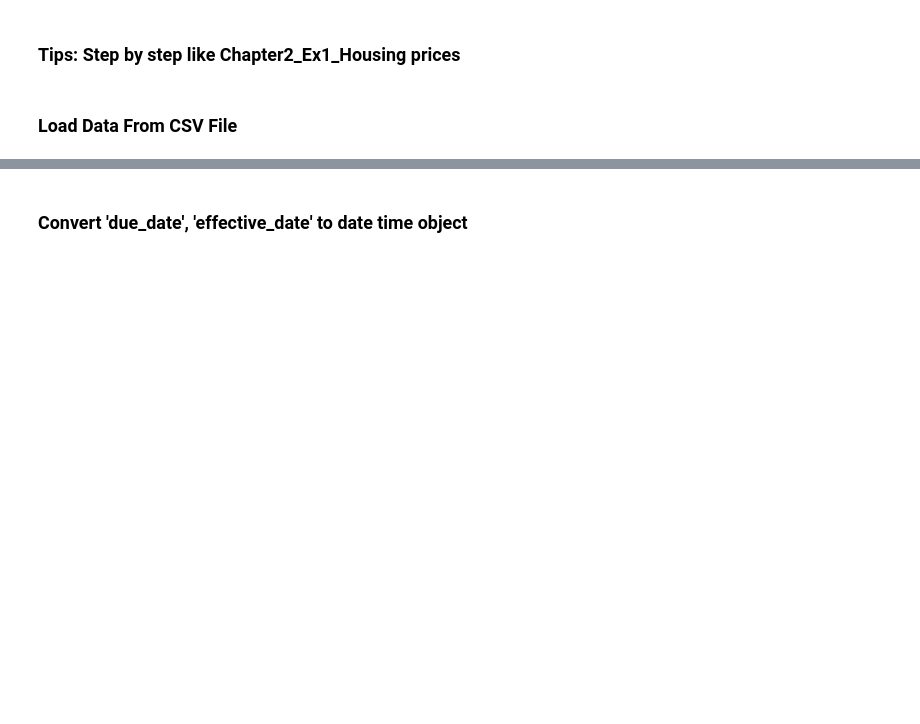
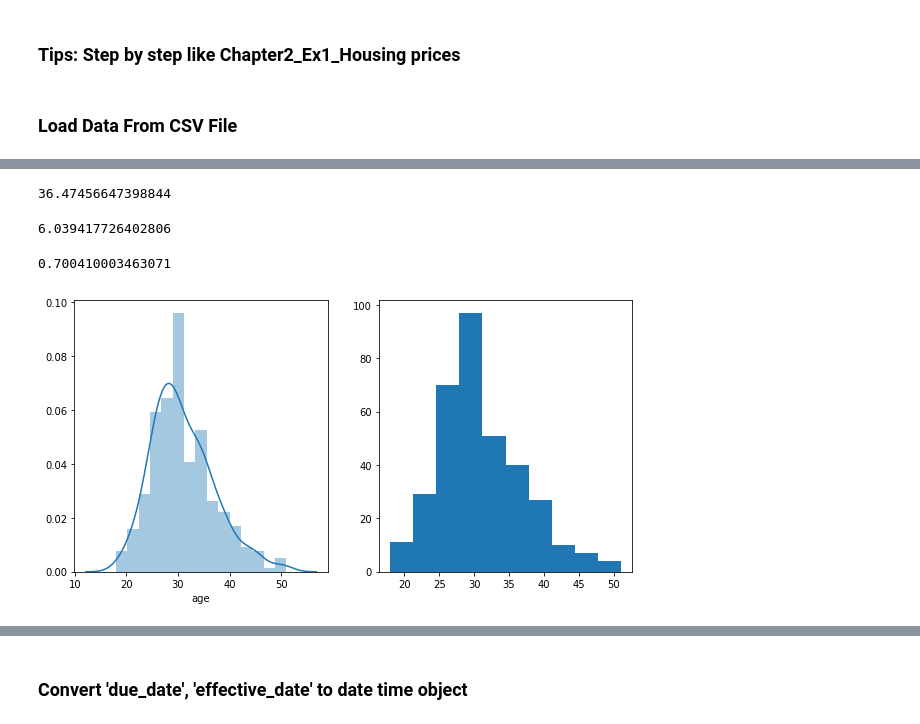
Before and after one commit to dieptran43/LeVanDiep_Pre_processing, a Jupyter notebook: FullName_Project_Loan.ipynb, the cells around one changed output, grey strips where cells are left out. Saved outputs shown, nothing was run; the diff lists cells and outputs as text; code cells hidden in the pictures; blank space fills up the shorter version.

Commit message:
Update first project loan

```diff
--- a/FullName_Project_Loan.ipynb
+++ b/FullName_Project_Loan.ipynb
@@ -59,3 +60,5 @@ This dataset is about past loans. The __Loan_train.csv__ data set includes detai
 # %%
 # Read CSV file: loan_train.csv
 # code here
+df_train = pd.read_csv("loan_train.csv")
+df_train.shape
@@ -67,0 +169,3 @@ This dataset is about past loans. The __Loan_train.csv__ data set includes detai
+# %%
+df_train = df_train.drop(columns =["Unnamed: 0", "Unnamed: 0.1"], axis=1)
+df_train.columns
@@ -67,0 +277,15 @@ This dataset is about past loans. The __Loan_train.csv__ data set includes detai
+# %%
+Age_var = df_train.age.var()
+Age_var
+# %% [output]
+36.47456647398844
+# %%
+Age_std = df_train.age.std()
+Age_std
+# %% [output]
+6.039417726402806
+# %%
+Age_skew = df_train.age.skew()
+Age_skew
+# %% [output]
+0.700410003463071
@@ -67,0 +296,10 @@ This dataset is about past loans. The __Loan_train.csv__ data set includes detai
+# %%
+# visualization # histogram
+plt.figure(figsize=(10,5))
+plt.subplot(1,2,1)
+sns.distplot(df_train.age)
+plt.subplot(1,2,2)
+plt.hist(df_train.age)
+plt.show()
+# %% [output]
+[figure, added]
```
Also changed, not shown: parts of 116 cells of this notebook, 1 other file.
